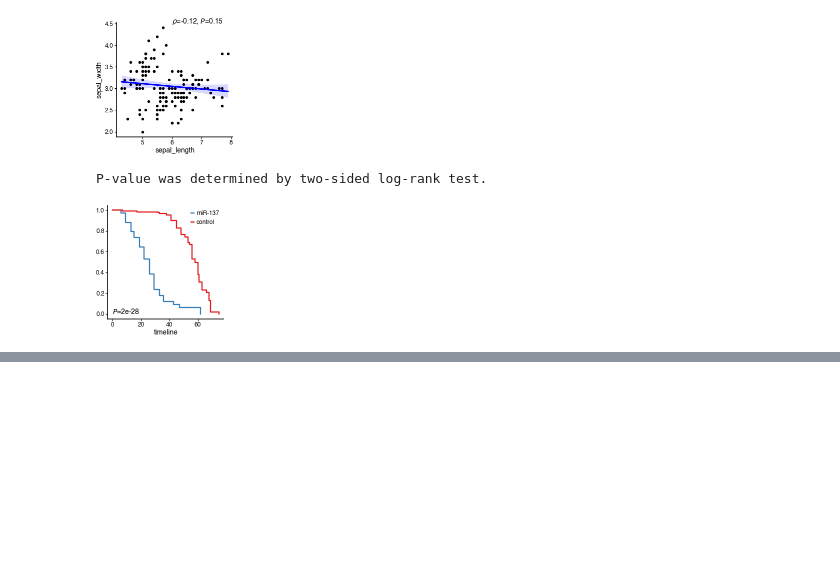
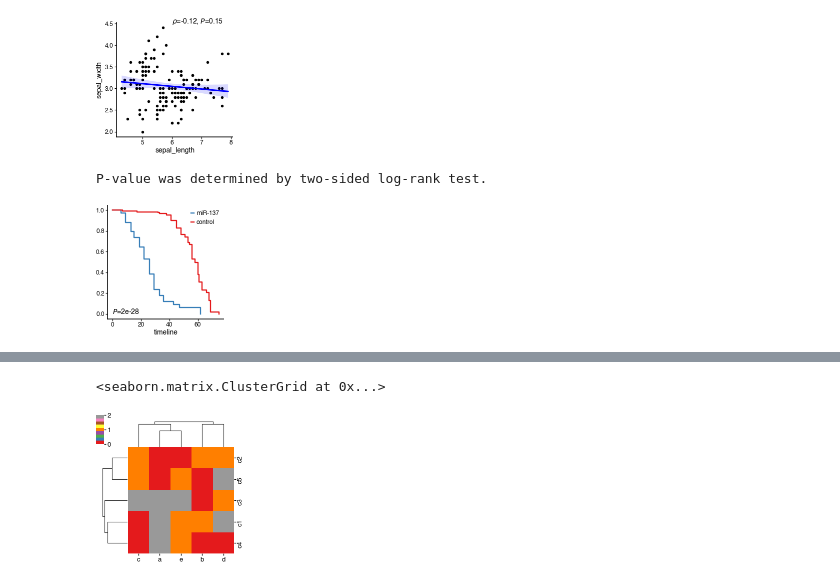
Before and after one commit to faridrashidi/cnsplots, a Jupyter notebook: notebooks/matplotlib.ipynb, the cells around one changed output, grey strips where cells are left out. Drawn from its saved outputs; the diff is of its cells as text; code cells hidden in the pictures; blank space fills up the shorter version.

```diff
--- a/notebooks/matplotlib.ipynb
+++ b/notebooks/matplotlib.ipynb
@@ -94,0 +110,19 @@ P-value was determined by two-sided log-rank test.
+# %%
+sns.clustermap(
+    df,
+    metric="euclidean",
+    cmap="Set1",
+    row_cluster=True,
+    col_cluster=True,
+    # row_colors=row_colors,
+    # col_colors=column_colors,
+    # cbar_pos=None,
+    figsize=(2, 2),
+    xticklabels=True,
+    yticklabels=True,
+    # colors_ratio=(0.02, 0.02),
+    # dendrogram_ratio=0,
+)
+# %% [output]
+<seaborn.matrix.ClusterGrid at 0x...>
+[figure, added]
```
Also changed, not shown: parts of 4 cells of this notebook, 3 other files.
